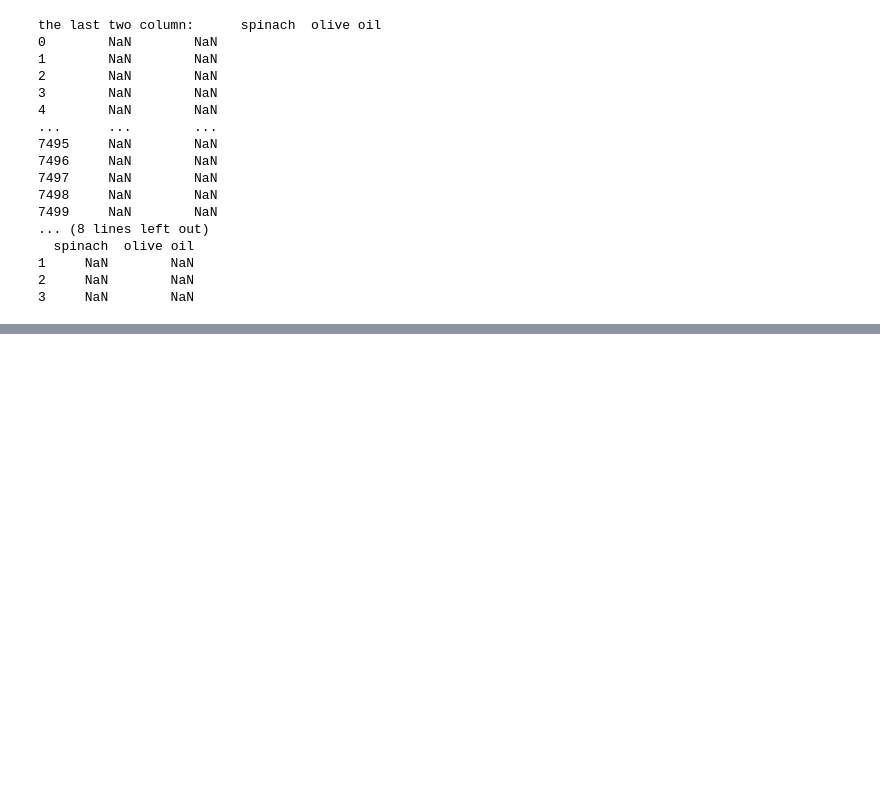
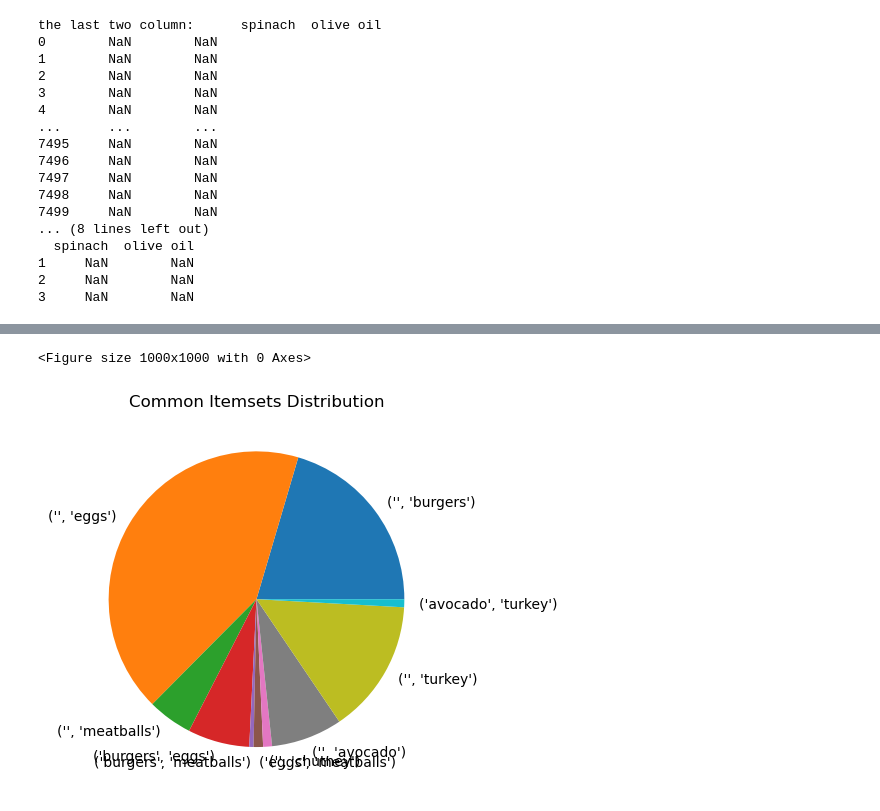
Before and after one commit to srinijalanda93/Machine-learning, a Jupyter notebook: 2448526_lab3.ipynb, the cells around one changed output, grey strips where cells are left out. Saved outputs shown, nothing was run; the diff lists cells and outputs as text; code cells hidden in the pictures; blank space fills up the shorter version.

```diff
--- a/2448526_lab3.ipynb
+++ b/2448526_lab3.ipynb
@@ -89,0 +194,24 @@ dataset.sample(6)
+# %%
+from itertools import combinations
+import pandas as pd
+
+# Define function to count item pairs
+def count_item_pairs(final_Matrix):
+    item_counts = {}
+    for _, row in final_Matrix.iterrows():
+        items = row.index[row == 1].tolist()
+        pairs = combinations(items, 2)
+        for pair in pairs:
+            if pair not in item_counts:
+                item_counts[pair] = 0
+            item_counts[pair] += 1
+    return item_counts
+
+# Calculate item pairs
+item_pairs = count_item_pairs(final_Matrix)
+
+# Convert to DataFrame for easier viewing
+item_pairs_df = pd.DataFrame(list(item_pairs.items()), columns=['Item Pair', 'Count'])
+
+# Display prevalent item pairs
+print(item_pairs_df.sort_values(by='Count', ascending=False))
@@ -89,0 +277,16 @@ dataset.sample(6)
+# %%
+# lets find frequent item pairs
+item_pairs = count_item_pairs(final_Matrix)
+
+# item pairs --> DataFrame
+item_pairs_df = pd.DataFrame(list(item_pairs.items()), columns=['Item Pair', 'Count'])
+
+# pie chart
+plt.figure(figsize=(10, 10))
+item_pairs_df.head(10).plot.pie(y='Count', labels=item_pairs_df.head(10)['Item Pair'].astype(str), legend=False)
+plt.title('Common Itemsets Distribution')
+plt.ylabel('')
+plt.show()
+# %% [output]
+<Figure size 1000x1000 with 0 Axes>
+[figure, added]
```
Also changed, not shown: parts of 13 cells of this notebook.
